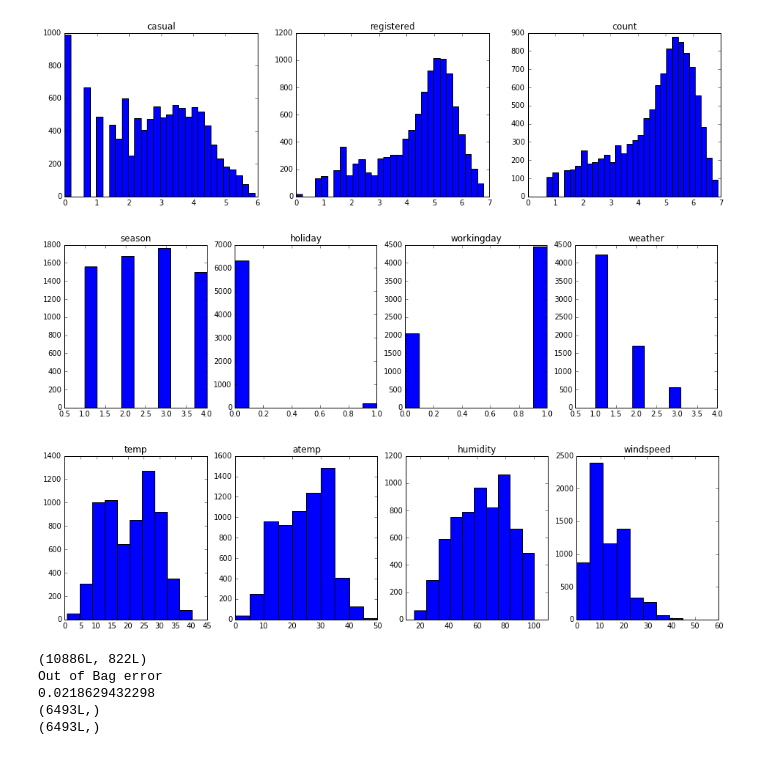
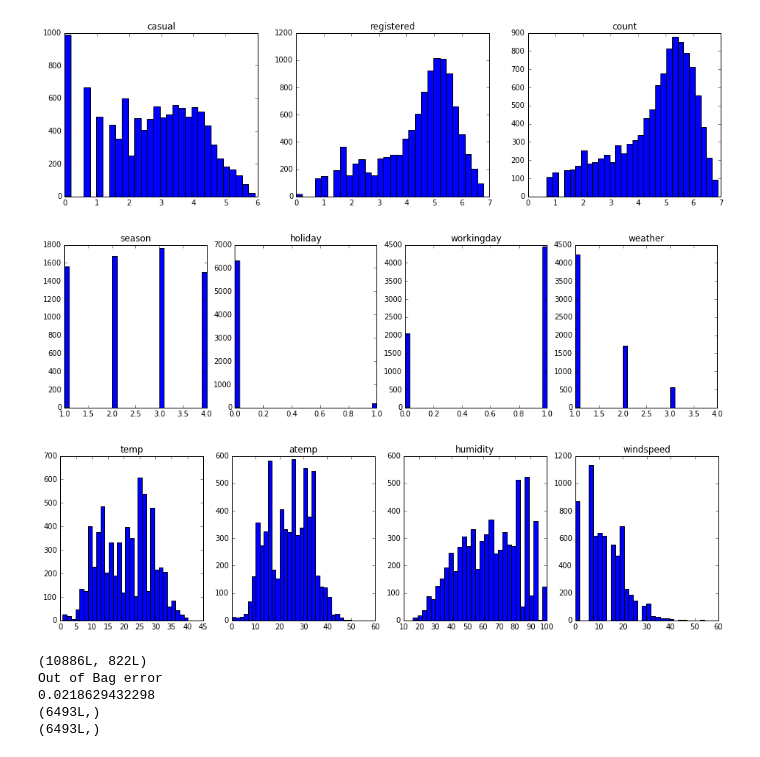
Before and after one commit to MadisonJMyers/W207, a Jupyter notebook: w207_project.ipynb, the cells around one changed output. Cells and saved outputs as stored; diff of their text form; code cells hidden in the pictures.

```diff
--- a/w207_project.ipynb
+++ b/w207_project.ipynb
@@ -100,7 +89,7 @@ fig, axes = plt.subplots(nrows=1, ncols=4, sharex=False, sharey=False, figsize =
 
 for ii in np.arange(1, 5):
     ax = axes[ii-1]
-    ax.hist([int(val) for val in train_data[:,ii]])
+    ax.hist([int(val) for val in train_data[:,ii]], bins=30)
     ax.set_title(train_labels[0][ii])
 
 plt.show()
@@ -108,7 +97,7 @@ plt.show()
 fig, axes = plt.subplots(nrows=1, ncols=4, sharex=False, sharey=False, figsize = (16, 4))
 for ii in np.arange(5, 9):
     ax = axes[ii-5]
-    ax.hist([float(val) for val in train_data[:,ii]])
+    ax.hist([float(val) for val in train_data[:,ii]], bins=30)
     ax.set_title(train_labels[0][ii])
 
 plt.show()
@@ -116,7 +105,7 @@ plt.show()
 fig, axes = plt.subplots(nrows=1, ncols=3, sharex=False, sharey=False, figsize = (16, 4))
 for ii in np.arange(9, 12):
     ax = axes[ii-9]
-    ax.hist([float(val) for val in train_data[:,ii]])
+    ax.hist([float(val) for val in train_data[:,ii]], bins=30)
     ax.set_title(train_labels[0][ii])
 
 plt.show()
@@ -155,24 +142,24 @@ for ii in np.arange(0, 3):
 # %%
 # Test data histogram
 fig, axes = plt.subplots(nrows=1, ncols=4, sharex=False, sharey=False, figsize = (16, 4))
 
 for ii in np.arange(1, 5):
     ax = axes[ii-1]
-    ax.hist([int(val) for val in test_data[:,ii]])
+    ax.hist([int(val) for val in test_data[:,ii]], bins=30)
     ax.set_title(test_labels[0][ii])
 
 plt.show()
 
 fig, axes = plt.subplots(nrows=1, ncols=4, sharex=False, sharey=False, figsize = (16, 4))
 for ii in np.arange(5, 9):
     ax = axes[ii-5]
-    ax.hist([float(val) for val in test_data[:,ii]])
+    ax.hist([float(val) for val in test_data[:,ii]], bins=30)
     ax.set_title(test_labels[0][ii])
 
 plt.show()
 # %% [output]
-[figure, old version]
+[figure, new version]
-[figure, old version]
+[figure, new version]
 # %%
 lr = LinearRegression(fit_intercept=True)
 # Count is the output for which the input is trained
```
Also changed, not shown: parts of 18 cells of this notebook.
